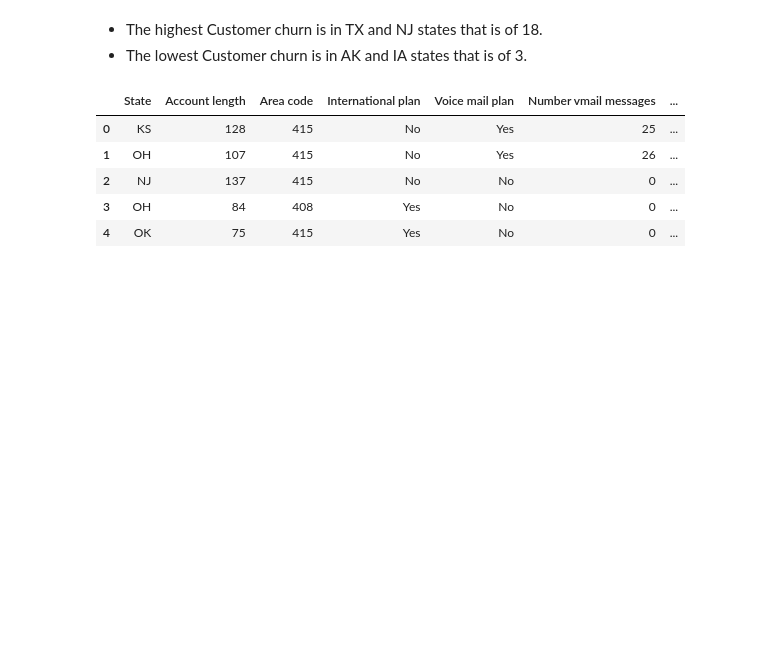
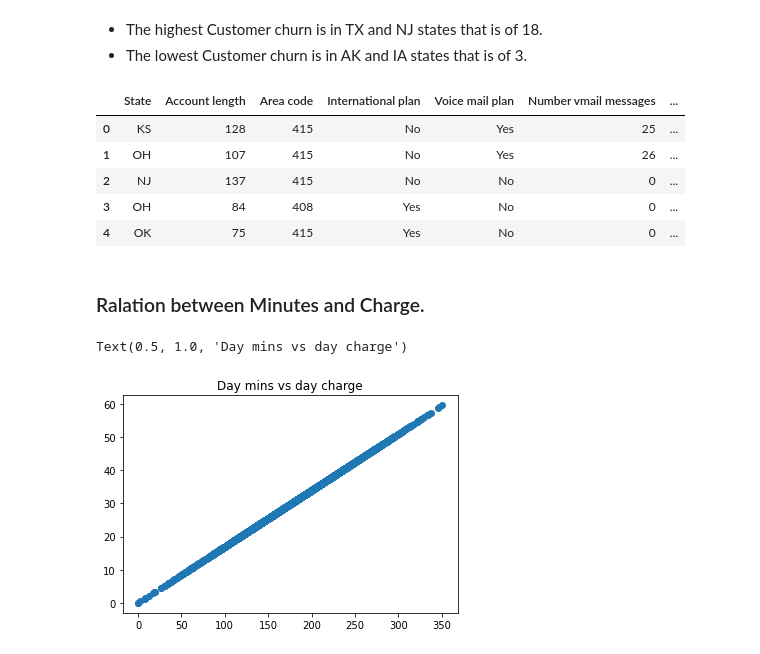
Before and after one commit to omajipawar/Telecom-Churn-Analysis, a Jupyter notebook: Telecom_Churn_Analysis_(Omaji_Pawar)_Capstone_Project.ipynb, the cells around one changed output. Drawn from its saved outputs; the diff is of its cells as text; code cells hidden in the pictures; blank space fills up the shorter version.

```diff
--- a/Telecom_Churn_Analysis_(Omaji_Pawar)_Capstone_Project.ipynb
+++ b/Telecom_Churn_Analysis_(Omaji_Pawar)_Capstone_Project.ipynb
@@ -411,3 +411,12 @@ df.head()
 | 2 | NJ | 137 | 415 | No | No | 0 | ... |
 | 3 | OH | 84 | 408 | Yes | No | 0 | ... |
 | 4 | OK | 75 | 415 | Yes | No | 0 | ... |
+# %% [markdown]
+### Ralation between Minutes and Charge.
+# %%
+#scatter plot between Total day minutes and Total day charge
+plt.scatter(x=df['Total day minutes'], y=df['Total day charge'])
+plt.title('Day mins vs day charge')
+# %% [output]
+Text(0.5, 1.0, 'Day mins vs day charge')
+[figure, added]
```
Also changed, not shown: parts of 10 cells of this notebook.
